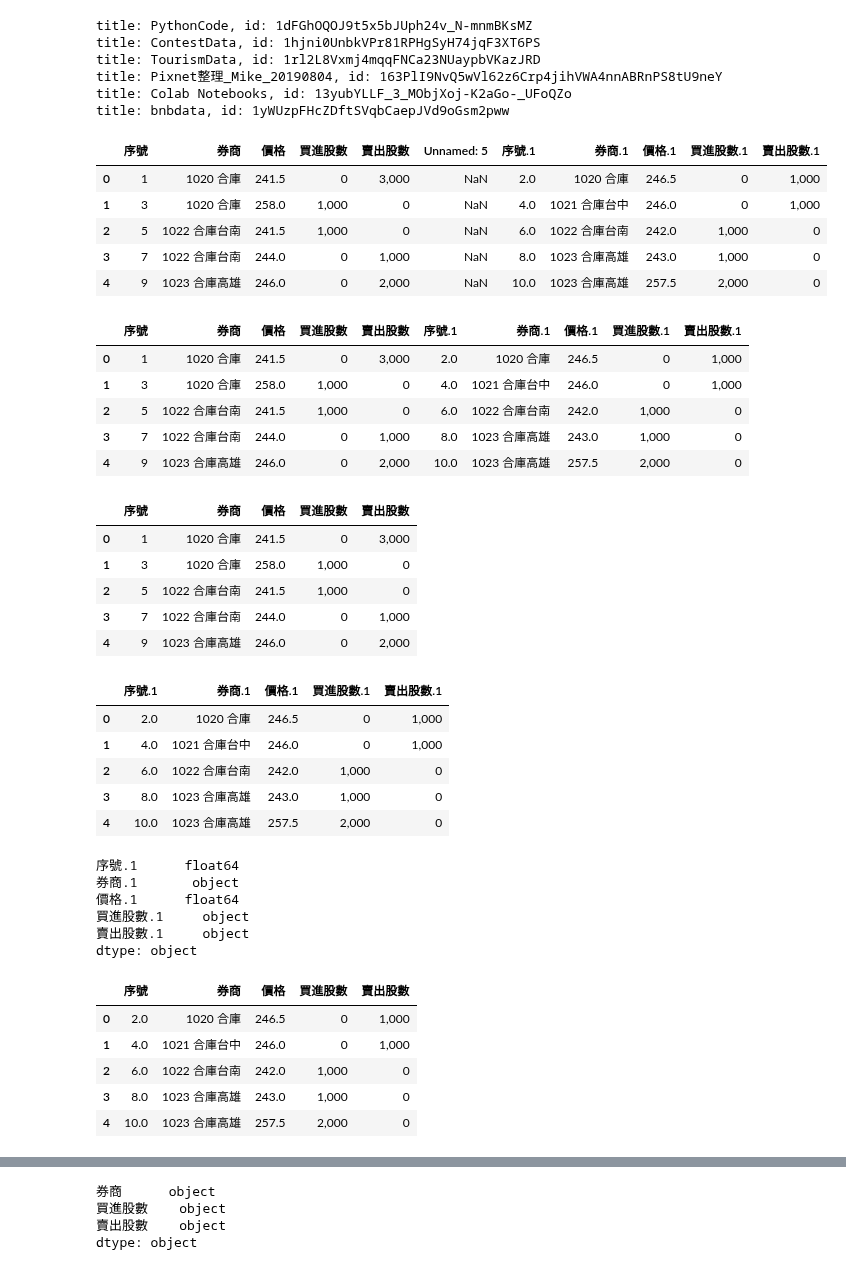
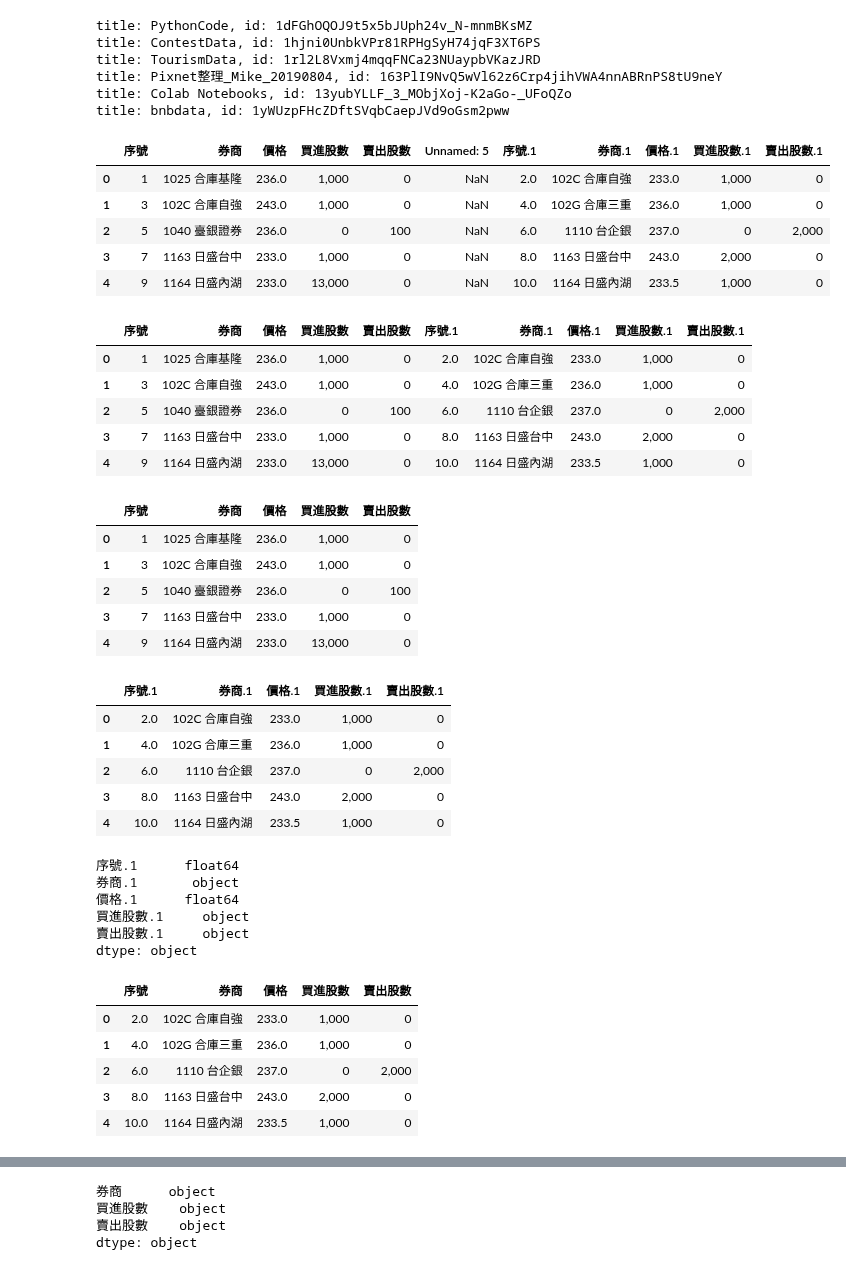
Before and after one commit to cwcheng0/practicepython, a Jupyter notebook: TaiwanStockCountOTC.ipynb, the cells around one changed output, grey strips where cells are left out. Cells and saved outputs as stored; diff of their text form; code cells hidden in the pictures.

```diff
--- a/TaiwanStockCountOTC.ipynb
+++ b/TaiwanStockCountOTC.ipynb
@@ -50,29 +54,29 @@ title: bnbdata, id: 1yWUzpFHcZDftSVqbCaepJVd9oGsm2pww
 # %%
 # Check first 5 rows in a file
 # from tabula import
-df = pd.read_csv('/content/gdrive/My Drive/ContestData/FinanceData/3218_20200820.CSV',encoding='utf-8',skiprows=2)
+df = pd.read_csv('/content/gdrive/My Drive/ContestData/FinanceData/3218_20200824.CSV',encoding='utf-8',skiprows=2)
 
 # Notice datatypes changed in some columns.
 # Check first few rows.
 df.head()
 # %% [output]
 |  | 序號 | 券商 | 價格 | 買進股數 | 賣出股數 | Unnamed: 5 | 序號.1 | 券商.1 | 價格.1 | 買進股數.1 | 賣出股數.1 |
-| 0 | 1 | 1020 合庫 | 241.5 | 0 | 3,000 | NaN | 2.0 | 1020 合庫 | 246.5 | 0 | 1,000 |
-| 1 | 3 | 1020 合庫 | 258.0 | 1,000 | 0 | NaN | 4.0 | 1021 合庫台中 | 246.0 | 0 | 1,000 |
-| 2 | 5 | 1022 合庫台南 | 241.5 | 1,000 | 0 | NaN | 6.0 | 1022 合庫台南 | 242.0 | 1,000 | 0 |
-| 3 | 7 | 1022 合庫台南 | 244.0 | 0 | 1,000 | NaN | 8.0 | 1023 合庫高雄 | 243.0 | 1,000 | 0 |
-| 4 | 9 | 1023 合庫高雄 | 246.0 | 0 | 2,000 | NaN | 10.0 | 1023 合庫高雄 | 257.5 | 2,000 | 0 |
+| 0 | 1 | 1025 合庫基隆 | 236.0 | 1,000 | 0 | NaN | 2.0 | 102C 合庫自強 | 233.0 | 1,000 | 0 |
+| 1 | 3 | 102C 合庫自強 | 243.0 | 1,000 | 0 | NaN | 4.0 | 102G 合庫三重 | 236.0 | 1,000 | 0 |
+| 2 | 5 | 1040 臺銀證券 | 236.0 | 0 | 100 | NaN | 6.0 | 1110 台企銀 | 237.0 | 0 | 2,000 |
+| 3 | 7 | 1163 日盛台中 | 233.0 | 1,000 | 0 | NaN | 8.0 | 1163 日盛台中 | 243.0 | 2,000 | 0 |
+| 4 | 9 | 1164 日盛內湖 | 233.0 | 13,000 | 0 | NaN | 10.0 | 1164 日盛內湖 | 233.5 | 1,000 | 0 |
 # %%
 # Drop a column.
 df = df.drop(df.columns[[5]], axis=1)
 df.head()
 # %% [output]
 |  | 序號 | 券商 | 價格 | 買進股數 | 賣出股數 | 序號.1 | 券商.1 | 價格.1 | 買進股數.1 | 賣出股數.1 |
-| 0 | 1 | 1020 合庫 | 241.5 | 0 | 3,000 | 2.0 | 1020 合庫 | 246.5 | 0 | 1,000 |
-| 1 | 3 | 1020 合庫 | 258.0 | 1,000 | 0 | 4.0 | 1021 合庫台中 | 246.0 | 0 | 1,000 |
-| 2 | 5 | 1022 合庫台南 | 241.5 | 1,000 | 0 | 6.0 | 1022 合庫台南 | 242.0 | 1,000 | 0 |
-| 3 | 7 | 1022 合庫台南 | 244.0 | 0 | 1,000 | 8.0 | 1023 合庫高雄 | 243.0 | 1,000 | 0 |
-| 4 | 9 | 1023 合庫高雄 | 246.0 | 0 | 2,000 | 10.0 | 1023 合庫高雄 | 257.5 | 2,000 | 0 |
+| 0 | 1 | 1025 合庫基隆 | 236.0 | 1,000 | 0 | 2.0 | 102C 合庫自強 | 233.0 | 1,000 | 0 |
+| 1 | 3 | 102C 合庫自強 | 243.0 | 1,000 | 0 | 4.0 | 102G 合庫三重 | 236.0 | 1,000 | 0 |
+| 2 | 5 | 1040 臺銀證券 | 236.0 | 0 | 100 | 6.0 | 1110 台企銀 | 237.0 | 0 | 2,000 |
+| 3 | 7 | 1163 日盛台中 | 233.0 | 1,000 | 0 | 8.0 | 1163 日盛台中 | 243.0 | 2,000 | 0 |
+| 4 | 9 | 1164 日盛內湖 | 233.0 | 13,000 | 0 | 10.0 | 1164 日盛內湖 | 233.5 | 1,000 | 0 |
 # %%
 # Split fields into 2 files.
 # Copy files
@@ -82,22 +86,22 @@ df1 = df1.drop(df.columns[[5,6,7,8,9]], axis=1)
 df1.head()
 # %% [output]
 |  | 序號 | 券商 | 價格 | 買進股數 | 賣出股數 |
-| 0 | 1 | 1020 合庫 | 241.5 | 0 | 3,000 |
-| 1 | 3 | 1020 合庫 | 258.0 | 1,000 | 0 |
-| 2 | 5 | 1022 合庫台南 | 241.5 | 1,000 | 0 |
-| 3 | 7 | 1022 合庫台南 | 244.0 | 0 | 1,000 |
-| 4 | 9 | 1023 合庫高雄 | 246.0 | 0 | 2,000 |
+| 0 | 1 | 1025 合庫基隆 | 236.0 | 1,000 | 0 |
+| 1 | 3 | 102C 合庫自強 | 243.0 | 1,000 | 0 |
+| 2 | 5 | 1040 臺銀證券 | 236.0 | 0 | 100 |
+| 3 | 7 | 1163 日盛台中 | 233.0 | 1,000 | 0 |
+| 4 | 9 | 1164 日盛內湖 | 233.0 | 13,000 | 0 |
 # %%
 # Do it again
 df2 = df2.drop(df2.columns[[0,1,2,3,4]], axis=1)
 df2.head()
 # %% [output]
 |  | 序號.1 | 券商.1 | 價格.1 | 買進股數.1 | 賣出股數.1 |
-| 0 | 2.0 | 1020 合庫 | 246.5 | 0 | 1,000 |
-| 1 | 4.0 | 1021 合庫台中 | 246.0 | 0 | 1,000 |
-| 2 | 6.0 | 1022 合庫台南 | 242.0 | 1,000 | 0 |
-| 3 | 8.0 | 1023 合庫高雄 | 243.0 | 1,000 | 0 |
-| 4 | 10.0 | 1023 合庫高雄 | 257.5 | 2,000 | 0 |
+| 0 | 2.0 | 102C 合庫自強 | 233.0 | 1,000 | 0 |
+| 1 | 4.0 | 102G 合庫三重 | 236.0 | 1,000 | 0 |
+| 2 | 6.0 | 1110 台企銀 | 237.0 | 0 | 2,000 |
+| 3 | 8.0 | 1163 日盛台中 | 243.0 | 2,000 | 0 |
+| 4 | 10.0 | 1164 日盛內湖 | 233.5 | 1,000 | 0 |
 # %%
 # check datatypes
 df2.dtypes
@@ -114,11 +118,11 @@ df2.columns = ['序號','券商', '價格', '買進股數', '賣出股數']
 df2.head()
 # %% [output]
 |  | 序號 | 券商 | 價格 | 買進股數 | 賣出股數 |
-| 0 | 2.0 | 1020 合庫 | 246.5 | 0 | 1,000 |
-| 1 | 4.0 | 1021 合庫台中 | 246.0 | 0 | 1,000 |
-| 2 | 6.0 | 1022 合庫台南 | 242.0 | 1,000 | 0 |
-| 3 | 8.0 | 1023 合庫高雄 | 243.0 | 1,000 | 0 |
-| 4 | 10.0 | 1023 合庫高雄 | 257.5 | 2,000 | 0 |
+| 0 | 2.0 | 102C 合庫自強 | 233.0 | 1,000 | 0 |
+| 1 | 4.0 | 102G 合庫三重 | 236.0 | 1,000 | 0 |
+| 2 | 6.0 | 1110 台企銀 | 237.0 | 0 | 2,000 |
+| 3 | 8.0 | 1163 日盛台中 | 243.0 | 2,000 | 0 |
+| 4 | 10.0 | 1164 日盛內湖 | 233.5 | 1,000 | 0 |
 # %%
 # cahnge datatypes
 #df2['買進股數'] = df2['買進股數'].astype(int)
```
Also changed, not shown: parts of 16 cells of this notebook.
